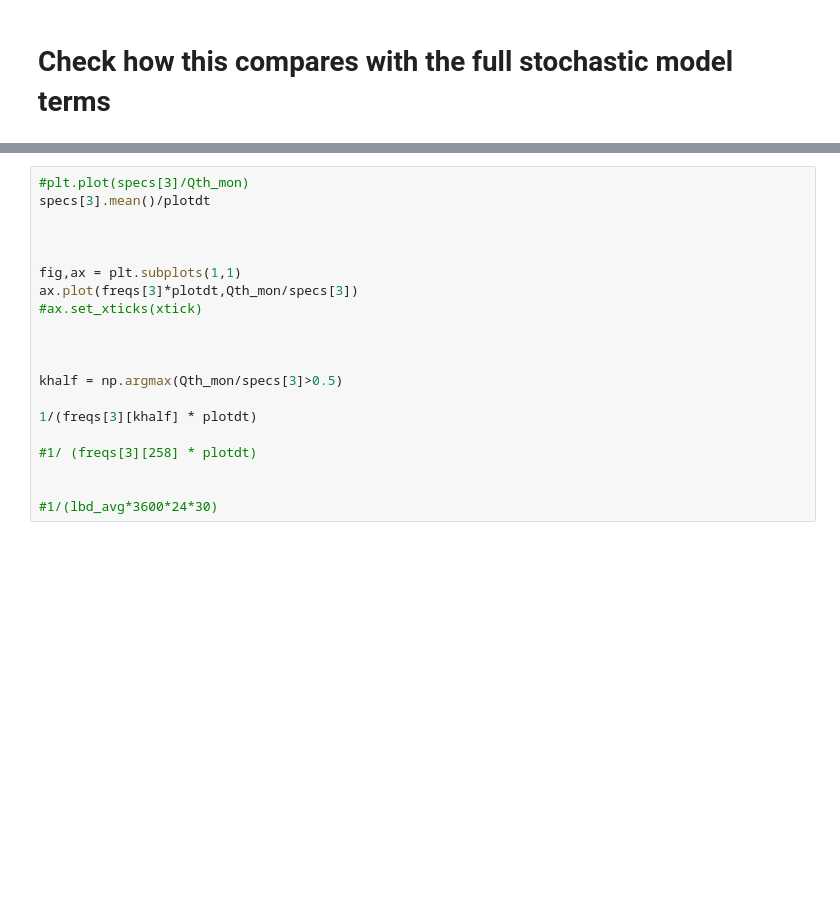
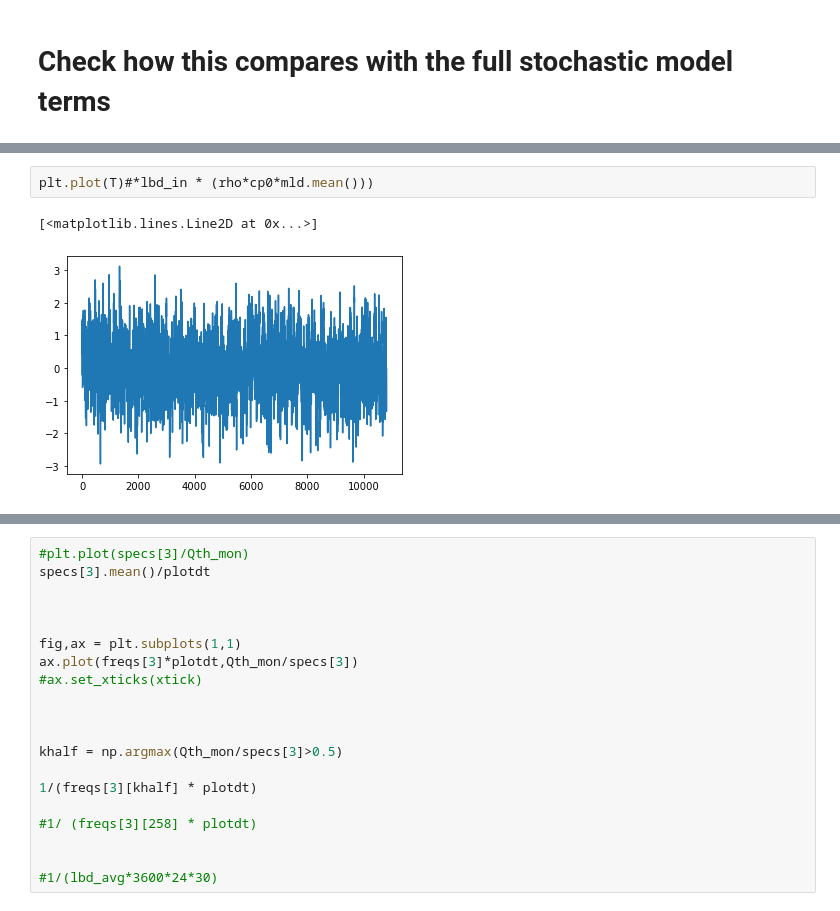
Before and after one commit to glennliu265/stochmod, a Jupyter notebook: analysis/compare_spectra_theoretical.ipynb, the cells around one changed output, grey strips where cells are left out. Drawn from its saved outputs; the diff is of its cells as text; blank space fills up the shorter version.

```diff
--- a/analysis/compare_spectra_theoretical.ipynb
+++ b/analysis/compare_spectra_theoretical.ipynb
@@ -877,3 +911,8 @@ q_only.shape
+# %%
+plt.plot(T)#*lbd_in * (rho*cp0*mld.mean()))
+# %% [output]
+[<matplotlib.lines.Line2D at 0x...>]
+[figure, added]
 # %%
 plt.plot(T),plt.plot(q_in),plt.plot(lbd_in)
 lbd_in*dt
```
Also changed, not shown: parts of 34 cells of this notebook.
